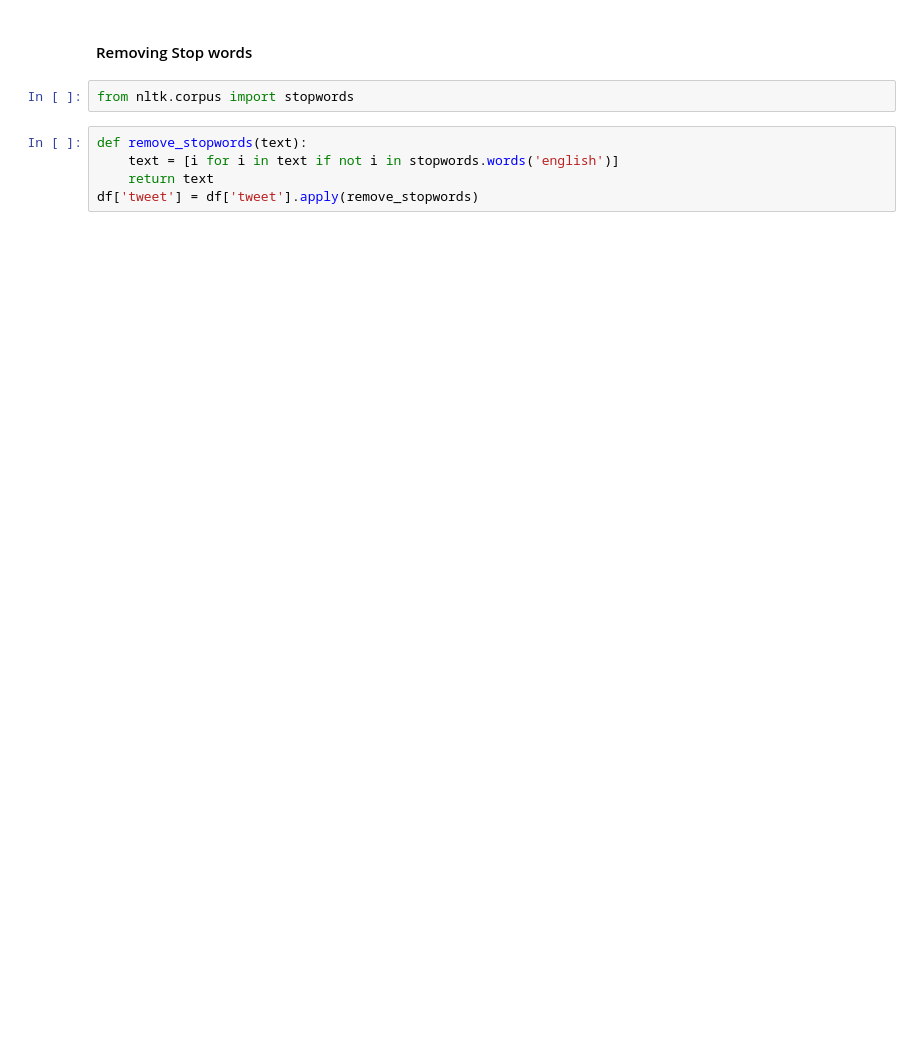
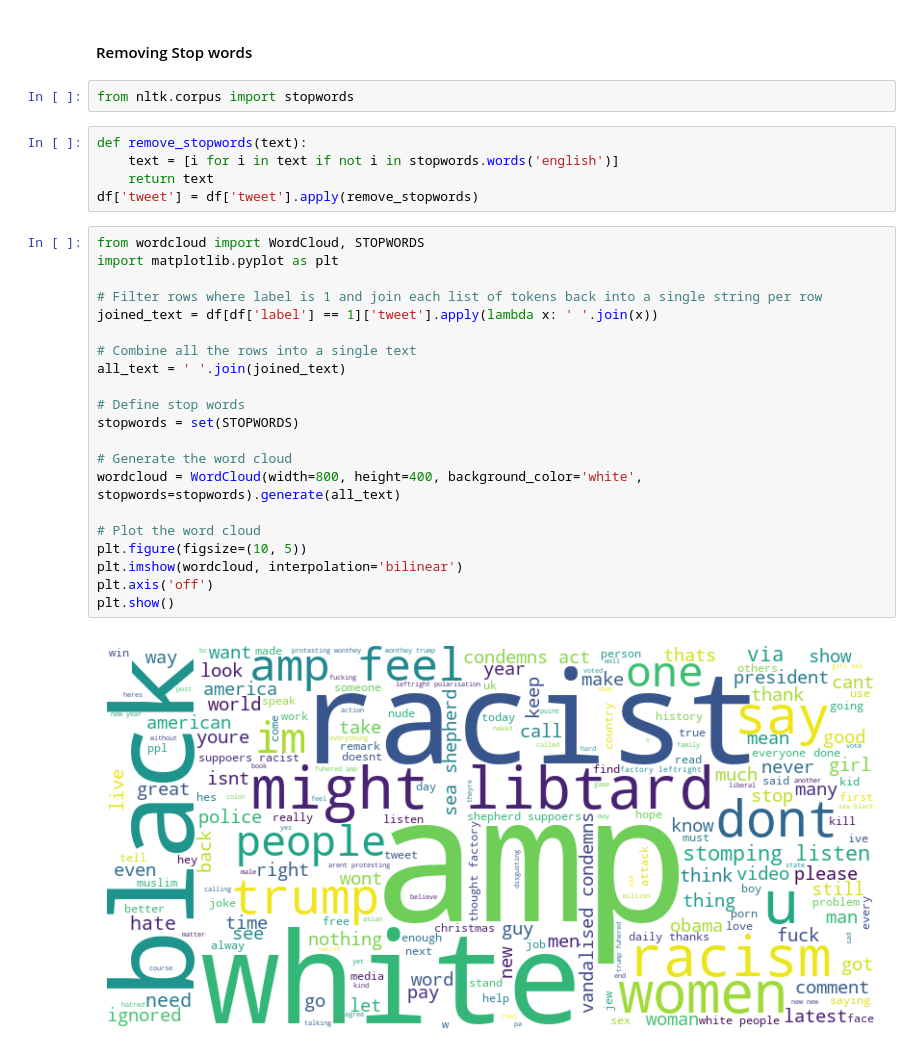
Before and after one commit to Ob1ida/Hate-Speach-Detection, a Jupyter notebook: Hate Speach Detection.ipynb, the cells around one changed output. Cells and saved outputs as stored; diff of their text form; blank space fills up the shorter version.

Commit message:
add World CLoud

```diff
--- a/Hate Speach Detection.ipynb
+++ b/Hate Speach Detection.ipynb
@@ -250,3 +268,26 @@ def remove_stopwords(text):
     text = [i for i in text if not i in stopwords.words('english')]
     return text
 df['tweet'] = df['tweet'].apply(remove_stopwords)
+# %%
+from wordcloud import WordCloud, STOPWORDS
+import matplotlib.pyplot as plt
+
+# Filter rows where label is 1 and join each list of tokens back into a single string per row
+joined_text = df[df['label'] == 1]['tweet'].apply(lambda x: ' '.join(x))
+
+# Combine all the rows into a single text
+all_text = ' '.join(joined_text)
+
+# Define stop words
+stopwords = set(STOPWORDS)
+
+# Generate the word cloud
+wordcloud = WordCloud(width=800, height=400, background_color='white', stopwords=stopwords).generate(all_text)
+
+# Plot the word cloud
+plt.figure(figsize=(10, 5))
+plt.imshow(wordcloud, interpolation='bilinear')
+plt.axis('off')
+plt.show()
+# %% [output]
+[figure, added]
```
Also changed, not shown: parts of 10 cells of this notebook.
